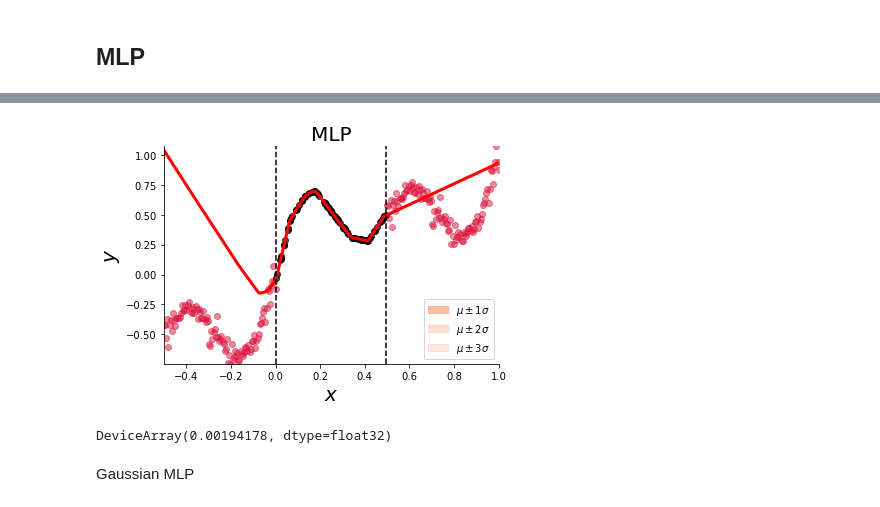
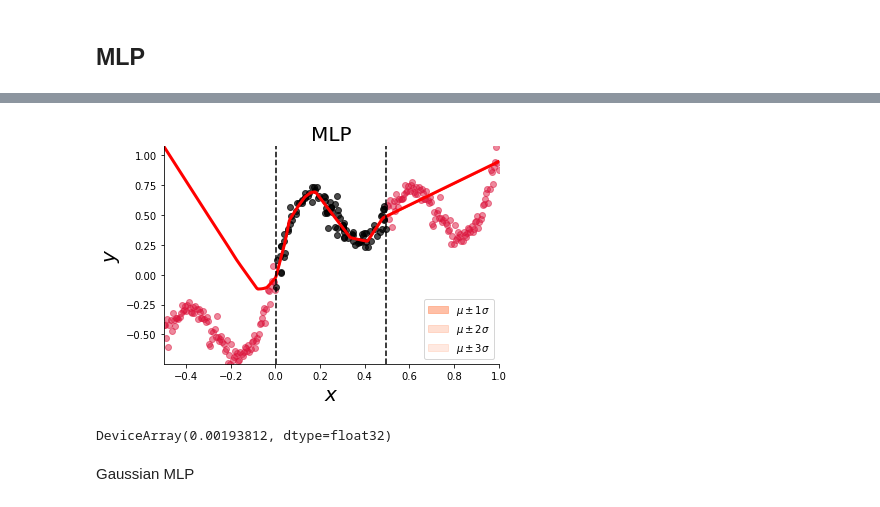
Before and after one commit to nipunbatra/bnn-zoo, a Jupyter notebook: notebooks/regression/sinData_comparison.ipynb, the cells around one changed output, grey strips where cells are left out. Cells and saved outputs as stored; diff of their text form; code cells hidden in the pictures.

```diff
--- a/notebooks/regression/sinData_comparison.ipynb
+++ b/notebooks/regression/sinData_comparison.ipynb
@@ -66,4 +66,5 @@ auxs ={
     "deterministic" : True
 }
 # %%
-mlp_params, mlp_loss = fit(mlp_model, mlp_params, auxs, learning_rate= 0.01, epochs=2000, verbose=True)
+mlp_params, mlp_loss = fit(mlp_model, mlp_params, X, y, deterministic=True,
+                            batch_size=len(X), learning_rate= 0.01, epochs=2000)
@@ -81,22 +71,23 @@ Loss step 1800:  0.0019497558
-# %%
-n_points =300
-y_hat = mlp_model.apply(mlp_params, x_stack, True)
-y_hat = y_hat.reshape(n_points)
-y_hat_train = mlp_model.apply(mlp_params, X_sorted, True).reshape(100)
-plot.plot_prediction(X_sorted,y_hat_train,x_stack,y_stack,y_hat,0,'MLP')
-# %% [output]
-[figure, removed]
+# %%
+x_linspace = jnp.linspace(-0.5, 1, 300).reshape(-1,1)
+n_points = 300
+y_hat = mlp_model.apply(mlp_params, x_linspace, True)
+y_hat = y_hat.reshape(n_points)
+plot.plot_prediction_reg(X, y, x_test, y_test, x_linspace, y_hat, 0,'MLP')
+# plt.savefig("figures/mlp_sinData",bbox_inches="tight")
+# %% [output]
+[figure, added]
 # %%
 def loss_calcc_mse(model,params,X,y,deterministic):
     y_hat= model.apply(params,X,deterministic=deterministic)
     loss = jnp.sum((y - y_hat)**2)/(2*X.shape[0])
     return loss
 # %%
-mlp_loss_test = (loss_calcc_mse(mlp_model,mlp_params,x_test_1,y_test_1,deterministic=True)+loss_calcc_mse(mlp_model,mlp_params,x_test_2,y_test_2,deterministic=True))/2
-mlp_loss_train = loss_calcc_mse(mlp_model,mlp_params,X,y,deterministic=True)
+mlp_loss_test = loss_calcc_mse(mlp_model,mlp_params, x_test, y_test,deterministic=True)
+mlp_loss_train = loss_calcc_mse(mlp_model,mlp_params, X, y, deterministic=True)
 mlp_loss_train
 # %% [output]
-DeviceArray(0.00194178, dtype=float32)
+DeviceArray(0.00193812, dtype=float32)
 # %% [markdown]
 Gaussian MLP
 # %%
```
Also changed, not shown: parts of 9 cells of this notebook, 3 other files.
